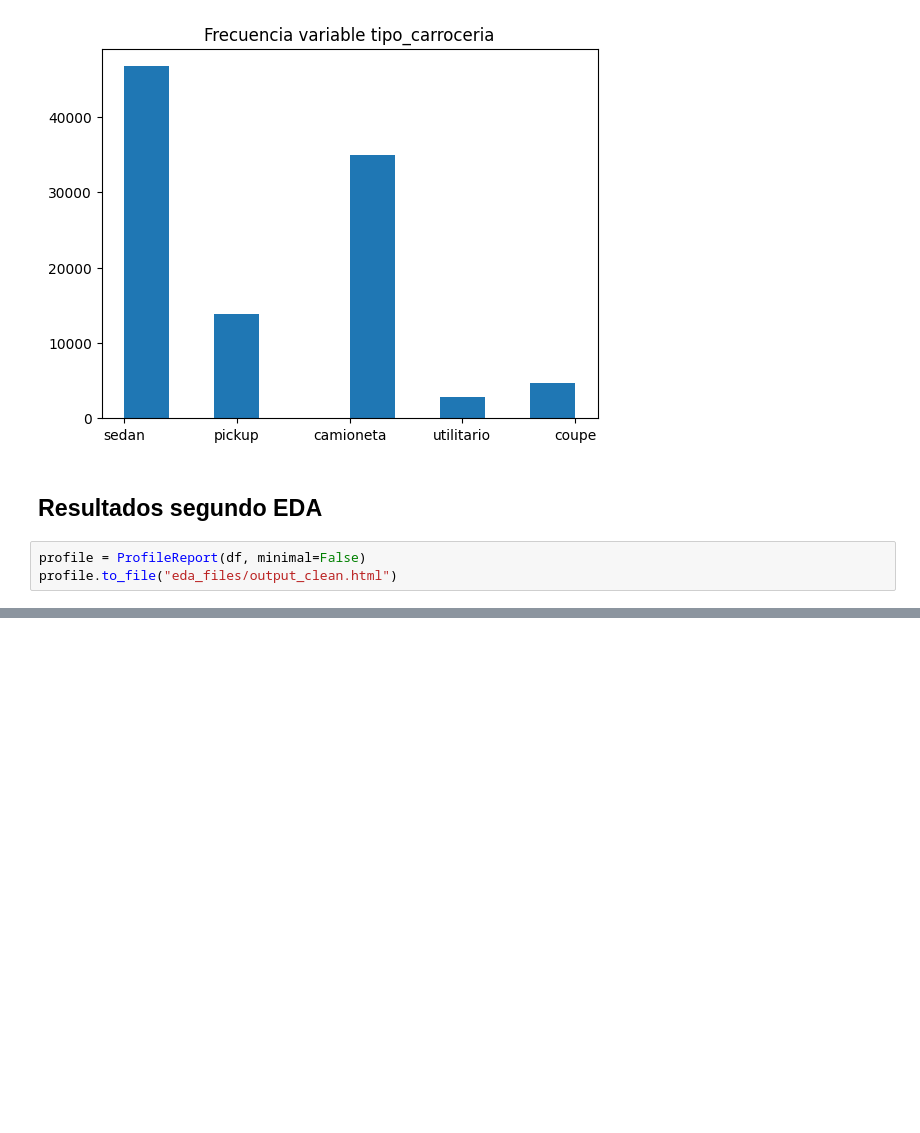
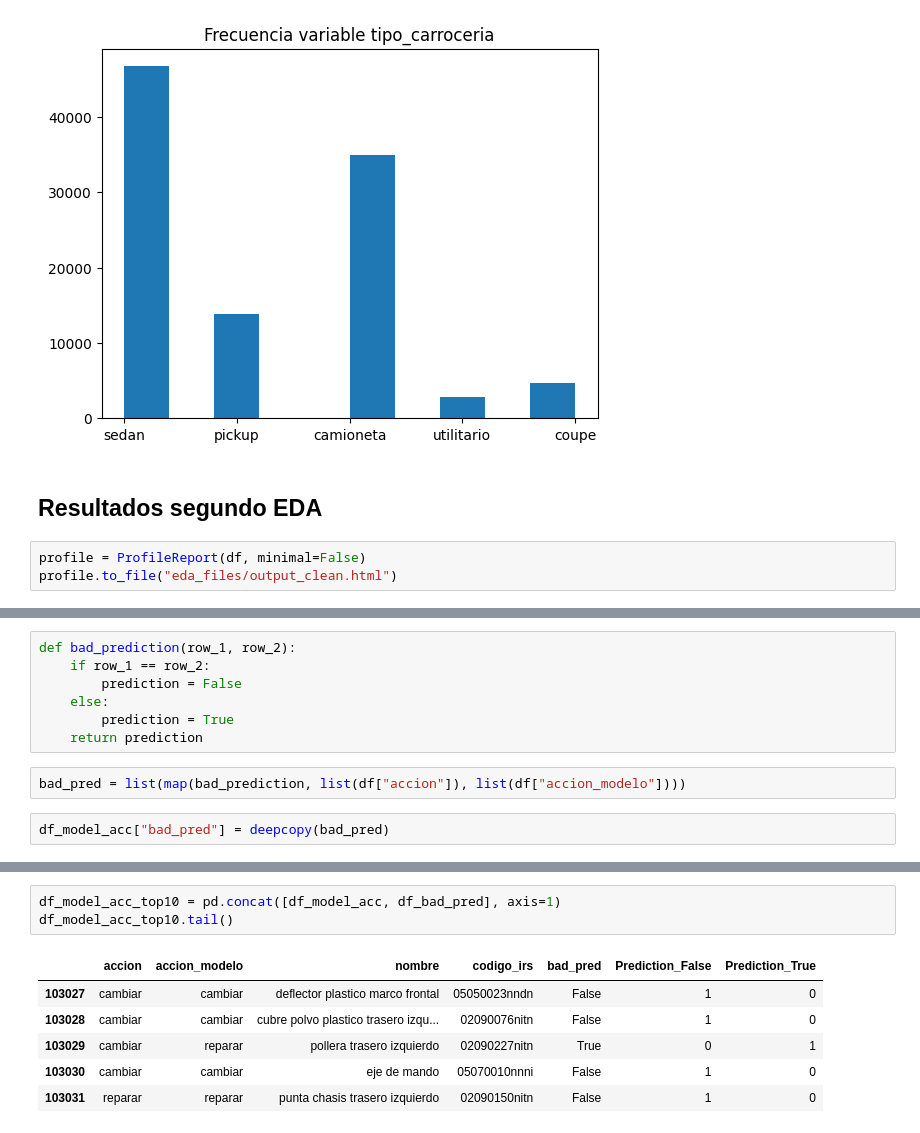
Before and after one commit to Oriojas/test_ia_incidents_cars, a Jupyter notebook: eda_clean_data.ipynb, the cells around one changed output, grey strips where cells are left out. Cells and saved outputs as stored; diff of their text form; blank space fills up the shorter version.

```diff
--- a/eda_clean_data.ipynb
+++ b/eda_clean_data.ipynb
@@ -341,0 +446,11 @@ profile.to_file("eda_files/output_clean.html")
+# %%
+def bad_prediction(row_1, row_2):
+    if row_1 == row_2:
+        prediction = False
+    else:
+        prediction = True
+    return prediction
+# %%
+bad_pred = list(map(bad_prediction, list(df["accion"]), list(df["accion_modelo"])))
+# %%
+df_model_acc["bad_pred"] = deepcopy(bad_pred)
@@ -341,0 +489,10 @@ profile.to_file("eda_files/output_clean.html")
+# %%
+df_model_acc_top10 = pd.concat([df_model_acc, df_bad_pred], axis=1)
+df_model_acc_top10.tail()
+# %% [output]
+|  | accion | accion_modelo | nombre | codigo_irs | bad_pred | Prediction_False | Prediction_True |
+| 103027 | cambiar | cambiar | deflector plastico marco frontal | 05050023nndn | False | 1 | 0 |
+| 103028 | cambiar | cambiar | cubre polvo plastico trasero izqu... | 02090076nitn | False | 1 | 0 |
+| 103029 | cambiar | reparar | pollera trasero izquierdo | 02090227nitn | True | 0 | 1 |
+| 103030 | cambiar | cambiar | eje de mando | 05070010nnni | False | 1 | 0 |
+| 103031 | reparar | reparar | punta chasis trasero izquierdo | 02090150nitn | False | 1 | 0 |
```
Also changed, not shown: parts of 30 cells of this notebook, 2 other files.
